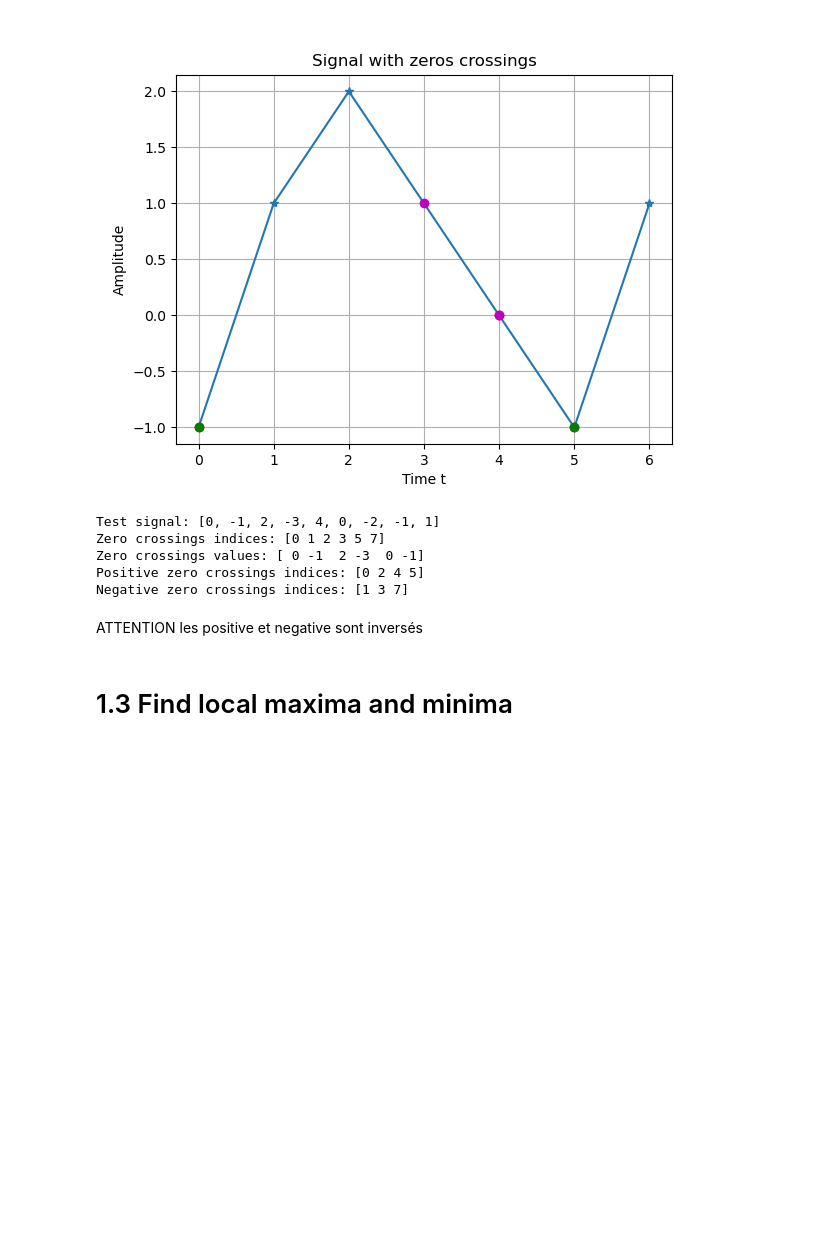
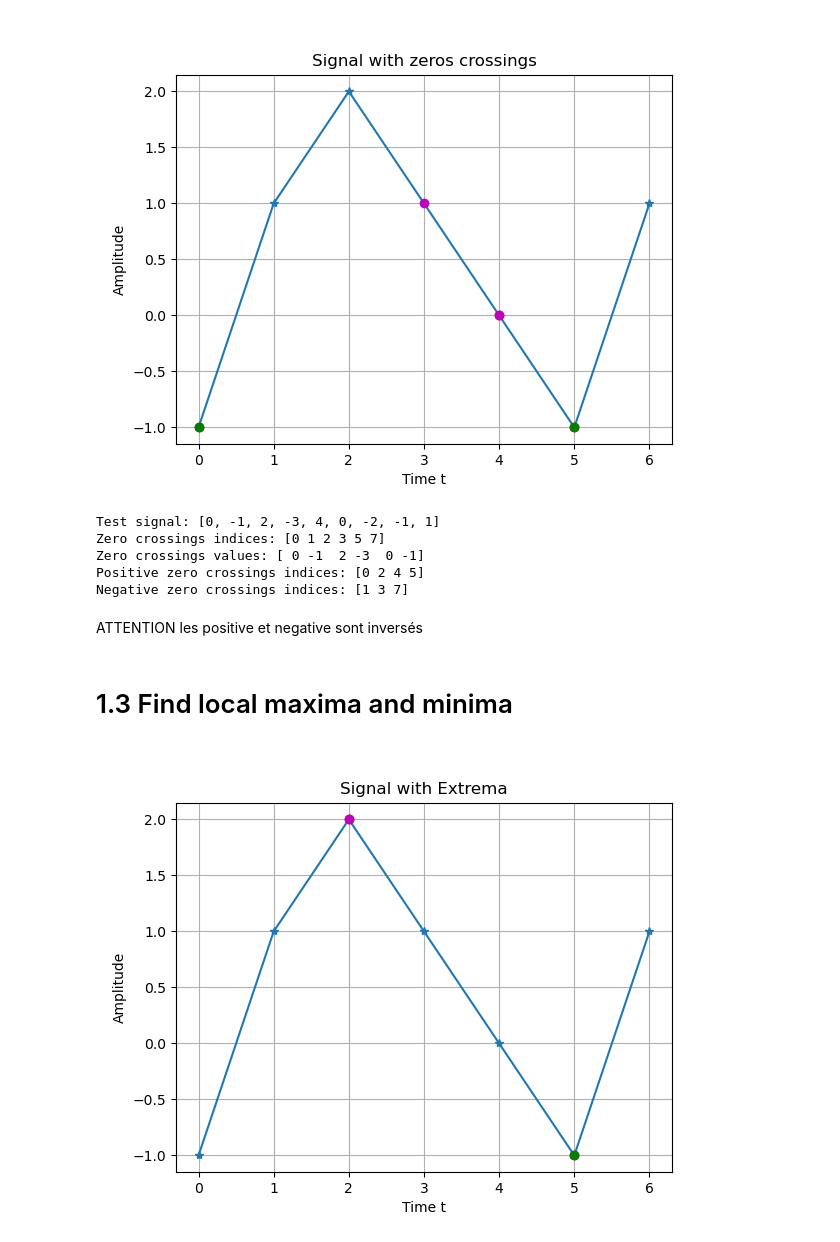
Before and after one commit to chloelaignel31-boop/Serie03_Python_V2, a Jupyter notebook: Series03-python.ipynb, the cells around one changed output. Saved outputs shown, nothing was run; the diff lists cells and outputs as text; code cells hidden in the pictures; blank space fills up the shorter version.

Commit message:
extrema in plot

```diff
--- a/Series03-python.ipynb
+++ b/Series03-python.ipynb
@@ -240,6 +240,30 @@ Negative zero crossings indices: [1 3 7]
 ATTENTION les positive et negative sont inversés
 # %% [markdown]
 # 1.3 Find local maxima and minima
+# %%
+# Extrema = changement de signe de la pente
+# compute the  approximate derivative of the signal using np.diff
+sloppe_of_s = np.diff(s)
+extrema_indices = find_zero_crossings(sloppe_of_s) + 1  # +1 to correct the index shift due to np.diff
+
+pos_peaks, neg_peaks = find_positive_negative_zero_crossings(sloppe_of_s)
+pos_peaks += 1  # +1 to correct the index shift due to np.diff
+neg_peaks += 1  # +1 to correct the index shift due to np.diff
+
+# plot the signal and the extrema
+plt.figure()
+plt.plot(t, s,label='Signal s', marker='*')
+plt.plot(t[extrema_indices], s[extrema_indices], 'or', label='Extrema')
+plt.plot(t[pos_peaks], s[pos_peaks], 'mo', label= "Local Maxima")
+plt.plot(t[neg_peaks], s[neg_peaks], 'go', label= "Local Minima")
+# legend
+plt.title('Signal with Extrema')
+plt.xlabel('Time t')
+plt.ylabel('Amplitude')
+plt.grid()
+plt.show()
+# %% [output]
+[figure, added]
 # %%
 # https://nbconvert.readthedocs.io/en/latest/removing_cells.html
 
```
